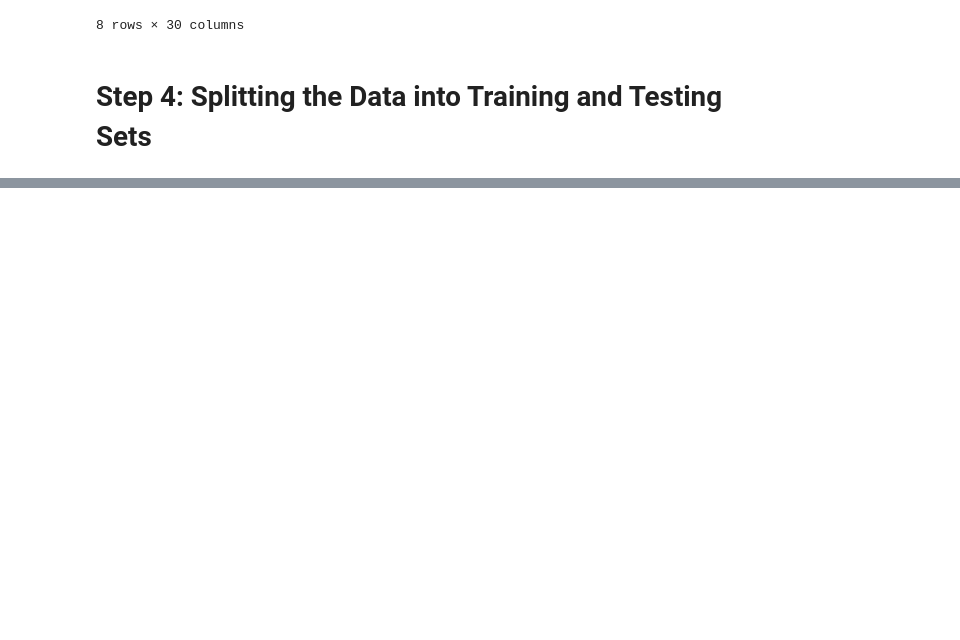
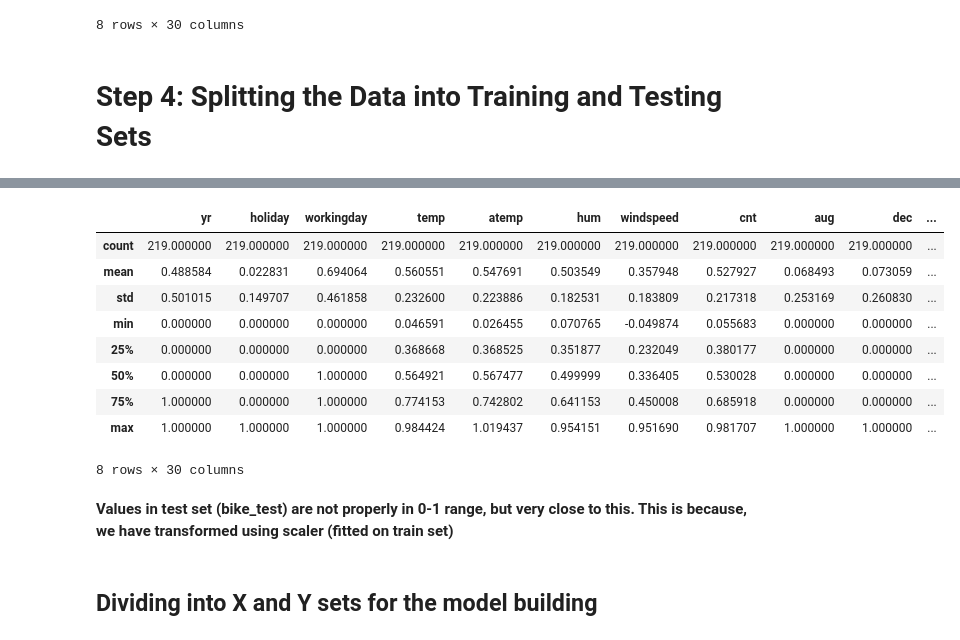
Before and after one commit to Nidhi-Mantri/MLR_Bike_Assignment, a Jupyter notebook: MLR_Bike_Assignment.ipynb, the cells around one changed output, grey strips where cells are left out. Saved outputs shown, nothing was run; the diff lists cells and outputs as text; code cells hidden in the pictures; blank space fills up the shorter version.

```diff
--- a/MLR_Bike_Assignment.ipynb
+++ b/MLR_Bike_Assignment.ipynb
@@ -501,0 +514,17 @@ Here we will use Min max scaler - because dummy variables are already in range o
+# %%
+bike_test.describe()
+# %% [output]
+|  | yr | holiday | workingday | temp | atemp | hum | windspeed | cnt | aug | dec | ... |
+| count | 219.000000 | 219.000000 | 219.000000 | 219.000000 | 219.000000 | 219.000000 | 219.000000 | 219.000000 | 219.000000 | 219.000000 | ... |
+| mean | 0.488584 | 0.022831 | 0.694064 | 0.560551 | 0.547691 | 0.503549 | 0.357948 | 0.527927 | 0.068493 | 0.073059 | ... |
+| std | 0.501015 | 0.149707 | 0.461858 | 0.232600 | 0.223886 | 0.182531 | 0.183809 | 0.217318 | 0.253169 | 0.260830 | ... |
+| min | 0.000000 | 0.000000 | 0.000000 | 0.046591 | 0.026455 | 0.070765 | -0.049874 | 0.055683 | 0.000000 | 0.000000 | ... |
+| 25% | 0.000000 | 0.000000 | 0.000000 | 0.368668 | 0.368525 | 0.351877 | 0.232049 | 0.380177 | 0.000000 | 0.000000 | ... |
+| 50% | 0.000000 | 0.000000 | 1.000000 | 0.564921 | 0.567477 | 0.499999 | 0.336405 | 0.530028 | 0.000000 | 0.000000 | ... |
+| 75% | 1.000000 | 0.000000 | 1.000000 | 0.774153 | 0.742802 | 0.641153 | 0.450008 | 0.685918 | 0.000000 | 0.000000 | ... |
+| max | 1.000000 | 1.000000 | 1.000000 | 0.984424 | 1.019437 | 0.954151 | 0.951690 | 0.981707 | 1.000000 | 1.000000 | ... |
+8 rows × 30 columns
+# %% [markdown]
+**Values in test set (bike_test) are not properly in 0-1 range, but very close to this. This is because, we have transformed using scaler (fitted on train set)**
+# %% [markdown]
+## Dividing into X and Y sets for the model building
```
Also changed, not shown: parts of 15 cells of this notebook.
